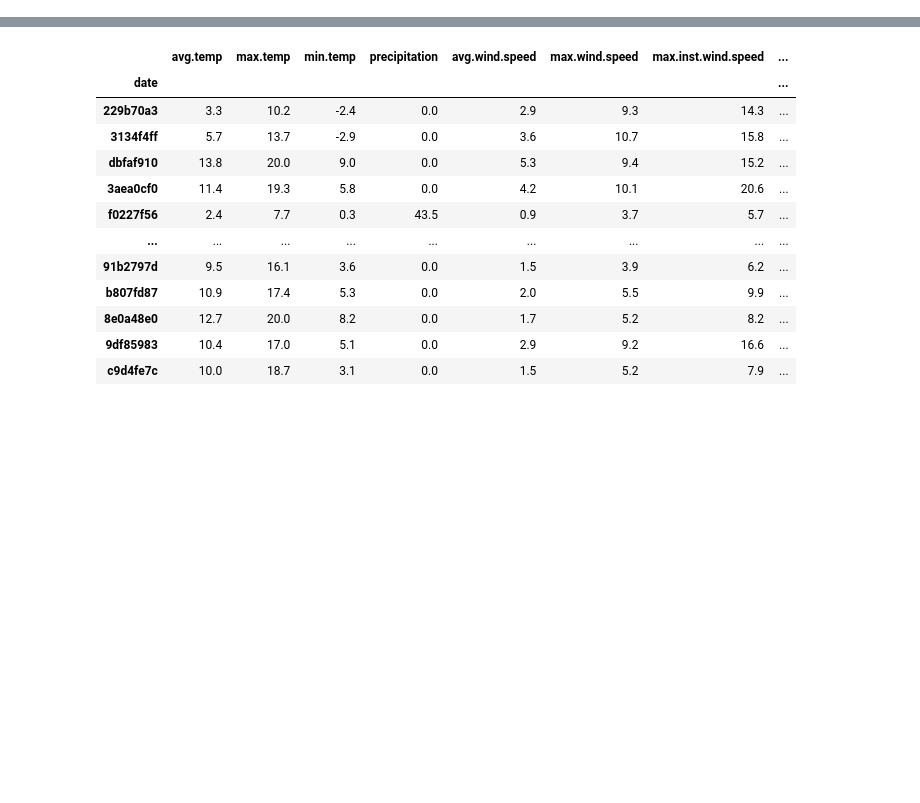
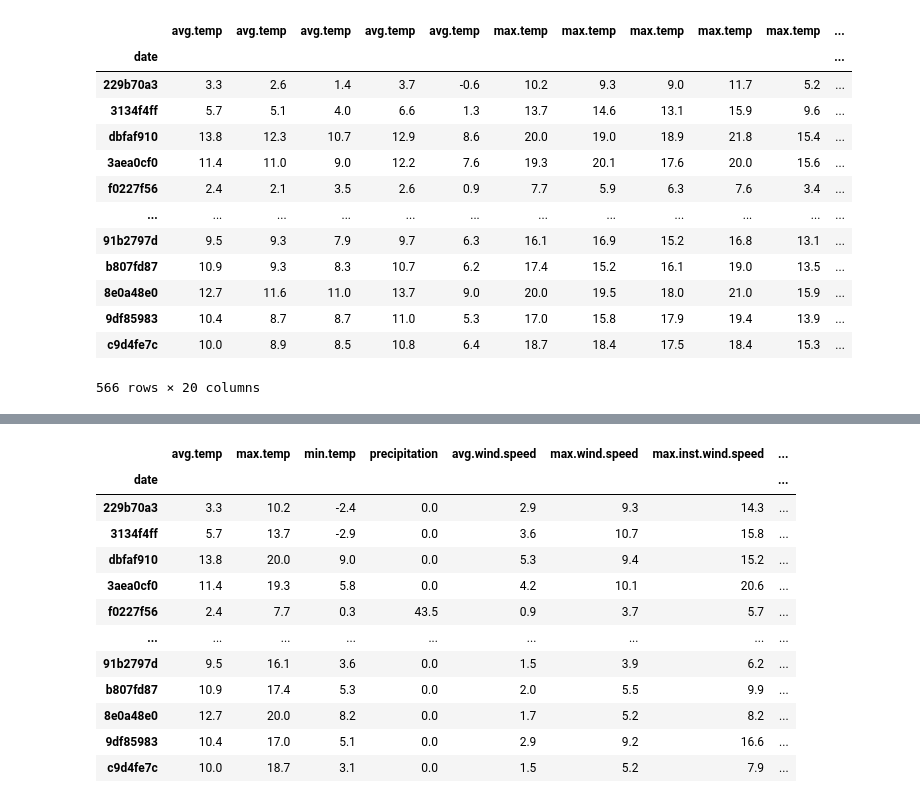
Before and after one commit to pamquale/weatherPredict, a Jupyter notebook: weather.ipynb, the cells around one changed output, grey strips where cells are left out. Cells and saved outputs as stored; diff of their text form; code cells hidden in the pictures; blank space fills up the shorter version.

```diff
--- a/weather.ipynb
+++ b/weather.ipynb
@@ -30,0 +68,17 @@ test = test.drop(['max.wind.speed.dir', 'max.inst.wind.speed.dir', 'min.atmos.pr
+# %%
+core_train
+# %% [output]
+|  | avg.temp | avg.temp | avg.temp | avg.temp | avg.temp | max.temp | max.temp | max.temp | max.temp | max.temp | ... |
+| date |  |  |  |  |  |  |  |  |  |  | ... |
+| 229b70a3 | 3.3 | 2.6 | 1.4 | 3.7 | -0.6 | 10.2 | 9.3 | 9.0 | 11.7 | 5.2 | ... |
+| 3134f4ff | 5.7 | 5.1 | 4.0 | 6.6 | 1.3 | 13.7 | 14.6 | 13.1 | 15.9 | 9.6 | ... |
+| dbfaf910 | 13.8 | 12.3 | 10.7 | 12.9 | 8.6 | 20.0 | 19.0 | 18.9 | 21.8 | 15.4 | ... |
+| 3aea0cf0 | 11.4 | 11.0 | 9.0 | 12.2 | 7.6 | 19.3 | 20.1 | 17.6 | 20.0 | 15.6 | ... |
+| f0227f56 | 2.4 | 2.1 | 3.5 | 2.6 | 0.9 | 7.7 | 5.9 | 6.3 | 7.6 | 3.4 | ... |
+| ... | ... | ... | ... | ... | ... | ... | ... | ... | ... | ... | ... |
+| 91b2797d | 9.5 | 9.3 | 7.9 | 9.7 | 6.3 | 16.1 | 16.9 | 15.2 | 16.8 | 13.1 | ... |
+| b807fd87 | 10.9 | 9.3 | 8.3 | 10.7 | 6.2 | 17.4 | 15.2 | 16.1 | 19.0 | 13.5 | ... |
+| 8e0a48e0 | 12.7 | 11.6 | 11.0 | 13.7 | 9.0 | 20.0 | 19.5 | 18.0 | 21.0 | 15.9 | ... |
+| 9df85983 | 10.4 | 8.7 | 8.7 | 11.0 | 5.3 | 17.0 | 15.8 | 17.9 | 19.4 | 13.9 | ... |
+| c9d4fe7c | 10.0 | 8.9 | 8.5 | 10.8 | 6.4 | 18.7 | 18.4 | 17.5 | 18.4 | 15.3 | ... |
+566 rows × 20 columns
```
Also changed, not shown: parts of 9 cells of this notebook, 24 other files.
